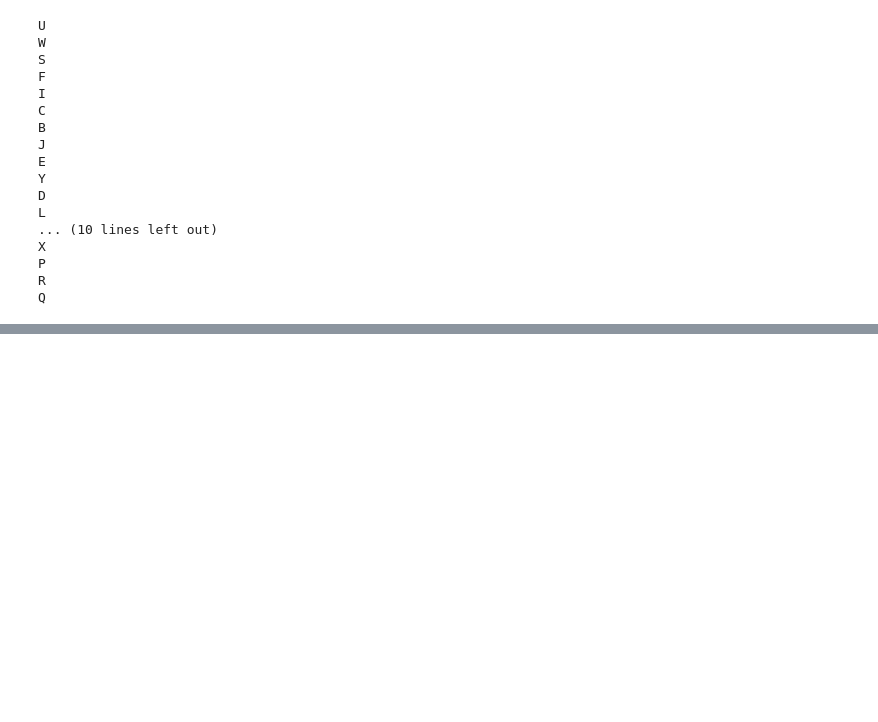
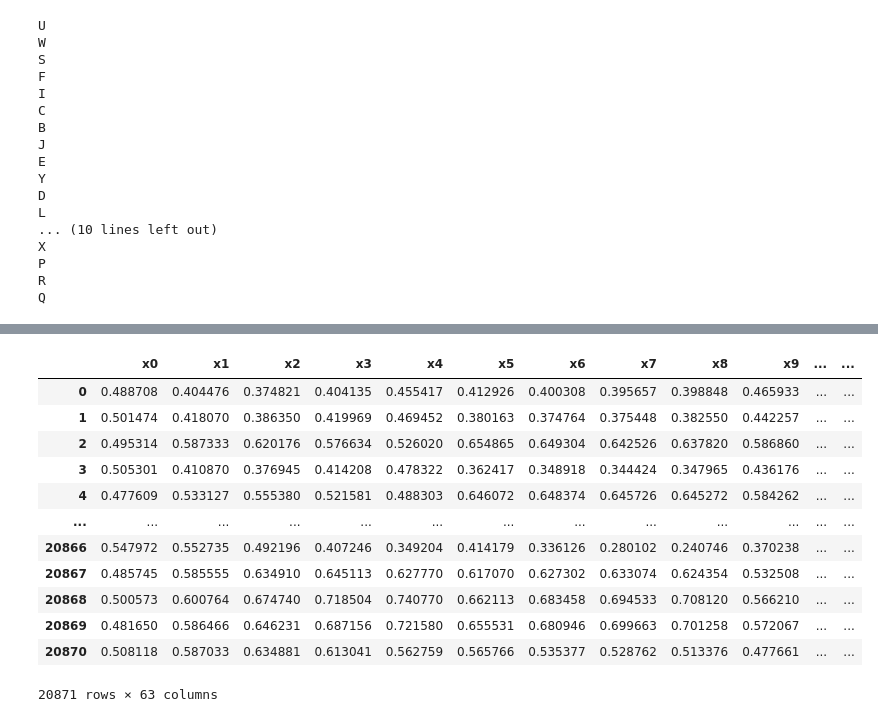
Before and after one commit to LuisEduardoF/ASL-OpenCV, a Jupyter notebook: datahandler.ipynb, the cells around one changed output, grey strips where cells are left out. Drawn from its saved outputs; the diff is of its cells as text; code cells hidden in the pictures; blank space fills up the shorter version.

Commit message:
:construction: Models trained

```diff
--- a/datahandler.ipynb
+++ b/datahandler.ipynb
@@ -118,3 +109,6 @@ np.save("X_test", np.array(X_test))
 # %%
 np.save("y_train", np.array(y_train))
 np.save("y_test", np.array(y_test))
+# %%
+df = pd.DataFrame(columns = [f"x{i}" for i in range(21)] + [f"y{i}" for i in range(21)] + [f"z{i}" for i in range(21)])
+df
@@ -120,0 +118,5 @@ np.save("y_test", np.array(y_test))
+# %%
+X_train = np.load("X_train.npy", allow_pickle=True)
+# %%
+X_train = [sample.flatten() for sample in X_train]
+X_train
@@ -120,0 +141,24 @@ np.save("y_test", np.array(y_test))
+# %%
+for i in range(len(X_train)):
+    row = {}
+    for j in range(len(X_train[i])):
+        row[f"x{j}"] = X_train[i][j].x
+        row[f"y{j}"] = X_train[i][j].y
+        row[f"z{j}"] = X_train[i][j].z
+    df.loc[len(df)] = row
+# %%
+df
+# %% [output]
+|  | x0 | x1 | x2 | x3 | x4 | x5 | x6 | x7 | x8 | x9 | ... | ... |
+| 0 | 0.488708 | 0.404476 | 0.374821 | 0.404135 | 0.455417 | 0.412926 | 0.400308 | 0.395657 | 0.398848 | 0.465933 | ... | ... |
+| 1 | 0.501474 | 0.418070 | 0.386350 | 0.419969 | 0.469452 | 0.380163 | 0.374764 | 0.375448 | 0.382550 | 0.442257 | ... | ... |
+| 2 | 0.495314 | 0.587333 | 0.620176 | 0.576634 | 0.526020 | 0.654865 | 0.649304 | 0.642526 | 0.637820 | 0.586860 | ... | ... |
+| 3 | 0.505301 | 0.410870 | 0.376945 | 0.414208 | 0.478322 | 0.362417 | 0.348918 | 0.344424 | 0.347965 | 0.436176 | ... | ... |
+| 4 | 0.477609 | 0.533127 | 0.555380 | 0.521581 | 0.488303 | 0.646072 | 0.648374 | 0.645726 | 0.645272 | 0.584262 | ... | ... |
+| ... | ... | ... | ... | ... | ... | ... | ... | ... | ... | ... | ... | ... |
+| 20866 | 0.547972 | 0.552735 | 0.492196 | 0.407246 | 0.349204 | 0.414179 | 0.336126 | 0.280102 | 0.240746 | 0.370238 | ... | ... |
+| 20867 | 0.485745 | 0.585555 | 0.634910 | 0.645113 | 0.627770 | 0.617070 | 0.627302 | 0.633074 | 0.624354 | 0.532508 | ... | ... |
+| 20868 | 0.500573 | 0.600764 | 0.674740 | 0.718504 | 0.740770 | 0.662113 | 0.683458 | 0.694533 | 0.708120 | 0.566210 | ... | ... |
+| 20869 | 0.481650 | 0.586466 | 0.646231 | 0.687156 | 0.721580 | 0.655531 | 0.680946 | 0.699663 | 0.701258 | 0.572067 | ... | ... |
+| 20870 | 0.508118 | 0.587033 | 0.634881 | 0.613041 | 0.562759 | 0.565766 | 0.535377 | 0.528762 | 0.513376 | 0.477661 | ... | ... |
+20871 rows × 63 columns
```
Also changed, not shown: parts of 10 cells of this notebook, 1 other file.
